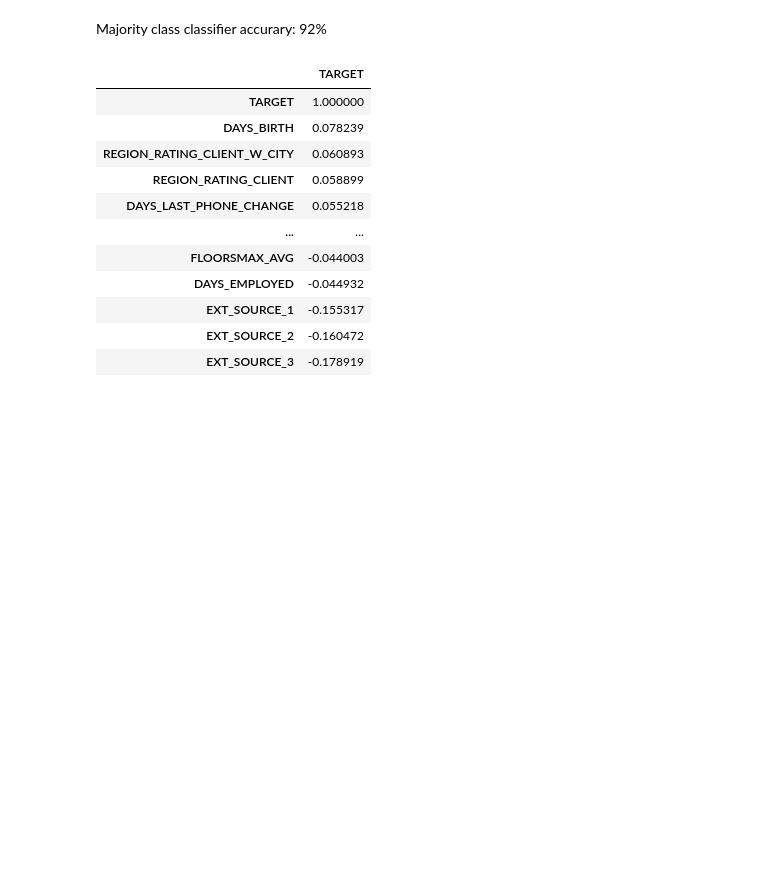
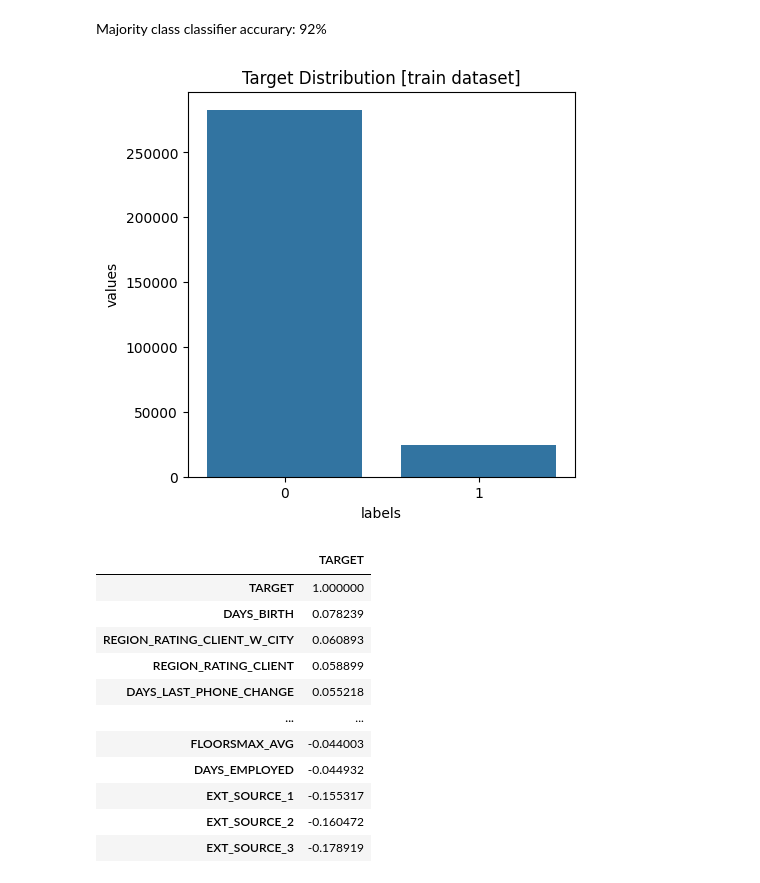
Before and after one commit to dongchanlim/MSBA, a Jupyter notebook: CapstoneProject/notebooks/EDA/EDA.ipynb, the cells around one changed output. Drawn from its saved outputs; the diff is of its cells as text; code cells hidden in the pictures; blank space fills up the shorter version.

```diff
--- a/CapstoneProject/notebooks/EDA/EDA.ipynb
+++ b/CapstoneProject/notebooks/EDA/EDA.ipynb
@@ -150,4 +190,17 @@ TARGET
 Name: proportion, dtype: float64
 # %% [markdown]
 Majority class classifier accurary: 92%
+# %%
+target = train["TARGET"].value_counts()
+df = pd.DataFrame({'labels': target.index,
+                   'values': target.values
+                  })
+plt.figure(figsize = (5,5))
+plt.title('Target Distribution [train dataset]')
+sns.barplot(x = 'labels', y= "values", data=df)
+sns.set_color_codes("pastel")
+locs, labels = plt.xticks()
+plt.show()
+# %% [output]
+[figure, added]
 # %%
```
Also changed, not shown: parts of 24 cells of this notebook, 1 other file.
